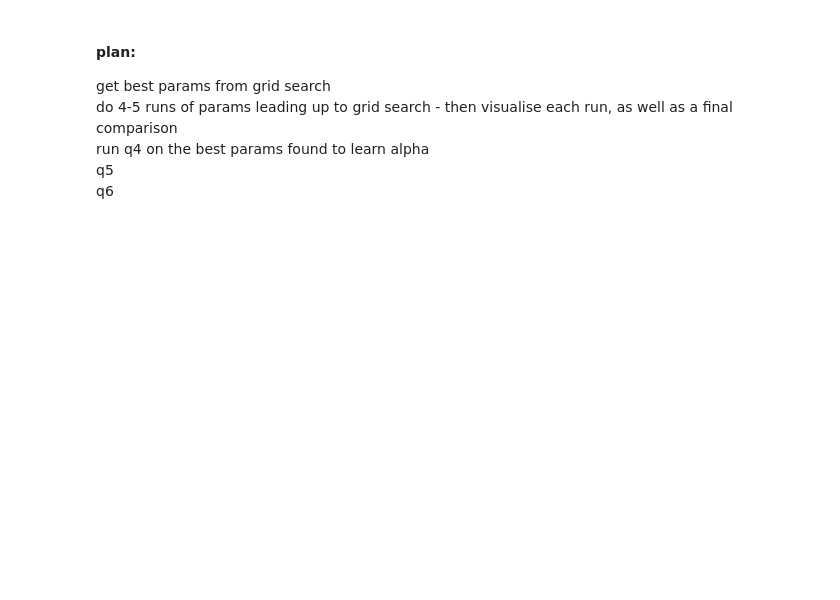
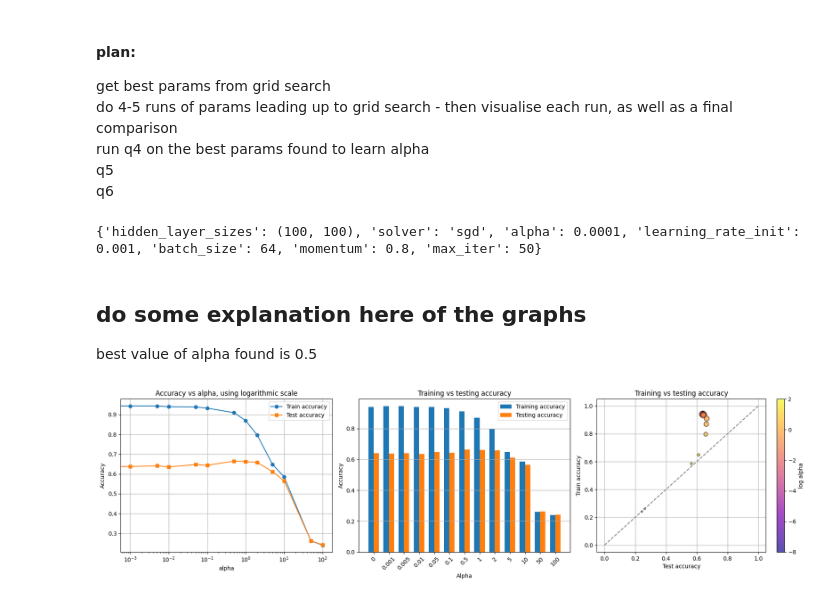
Before and after one commit to arjy143/CW-Earth-Classifier, a Jupyter notebook: coc131_cw_notebook.ipynb, the cells around one changed output. Cells and saved outputs as stored; diff of their text form; code cells hidden in the pictures; blank space fills up the shorter version.

Commit message:
results for q4

```diff
--- a/coc131_cw_notebook.ipynb
+++ b/coc131_cw_notebook.ipynb
@@ -228,3 +238,76 @@ do 4-5 runs of params leading up to grid search - then visualise each run, as we
 run q4 on the best params found to learn alpha
 q5
 q6
+# %%
+hyperparam = {
+            'hidden_layer_sizes': (100, 100),
+            'solver'           : 'sgd',
+            'alpha'            : 1e-4,
+            'learning_rate_init': 1e-3,
+            'batch_size'       : 64,
+            'momentum': 0.8,
+            'max_iter'         : 50
+            }
+coc131.best_params = hyperparam
+print(coc131.best_params)
+# %% [output]
+{'hidden_layer_sizes': (100, 100), 'solver': 'sgd', 'alpha': 0.0001, 'learning_rate_init': 0.001, 'batch_size': 64, 'momentum': 0.8, 'max_iter': 50}
+# %%
+alpha_results = coc131.q4()
+# %% [markdown]
+## do some explanation here of the graphs
+
+best value of alpha found is 0.5
+# %%
+import numpy as np
+
+alphas = np.array([r[0] for r in alpha_results])
+train_accuracies = np.array([r[1] for r in alpha_results])
+test_accuracies  = np.array([r[2] for r in alpha_results])
+
+fig, axes = plt.subplots(1, 3, figsize=(18, 5))
+
+ax = axes[0]
+ax.plot(alphas, train_accuracies, marker='o', label='Train accuracy')
+ax.plot(alphas, test_accuracies,  marker='s', label='Test accuracy')
+ax.set_xscale('log')
+ax.set_xlabel('alpha')
+ax.set_ylabel('Accuracy')
+ax.set_title('Accuracy vs alpha, using logarithmic scale')
+ax.legend()
+ax.grid(True)
+
+ax = axes[1]
+x = np.arange(len(alphas))
+width = 0.35
+ax.bar(x - width/2, train_accuracies, width, label='Training accuracy')
+ax.bar(x + width/2, test_accuracies,  width, label='Testing accuracy')
+ax.set_xticks(x)
+ax.set_xticklabels([f"{a:.3g}" for a in alphas], rotation=45)
+ax.set_xlabel('Alpha')
+ax.set_ylabel('Accuracy')
+ax.set_title('Training vs testing accuracy')
+ax.legend()
+ax.grid(True, axis='y')
+
+ax = axes[2]
+gaps = train_accuracies - test_accuracies
+sc = ax.scatter(
+    test_accuracies, train_accuracies,
+    s=(gaps*300 + 10),
+    c=np.log10(alphas + 1e-8),
+    cmap='plasma', alpha=0.7,
+    edgecolors='k'
+)
+ax.plot([0,1],[0,1], '--', color='gray')
+ax.set_xlabel('Test accuracy')
+ax.set_ylabel('Train accuracy')
+ax.set_title('Training vs testing accuracy')
+cbar = fig.colorbar(sc, ax=ax)
+cbar.set_label('log alpha')
+ax.grid(True)
+
+plt.tight_layout()
+plt.show()
+# %% [output]
+[figure, added]
```
Also changed, not shown: parts of 6 cells of this notebook, 1 other file.
